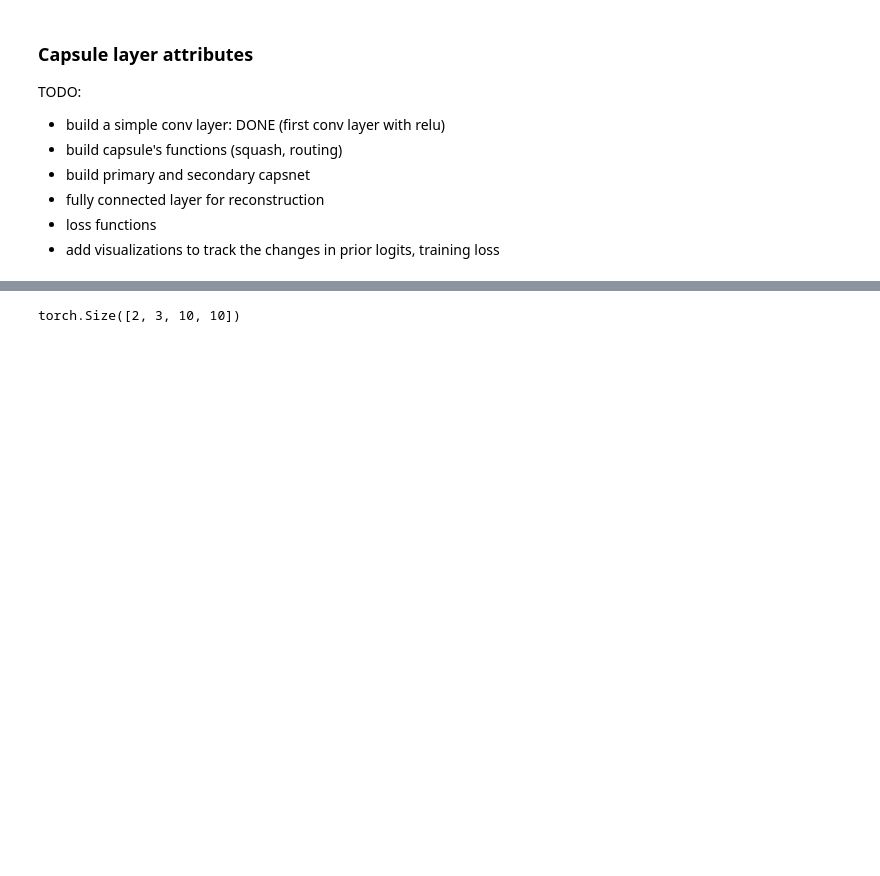
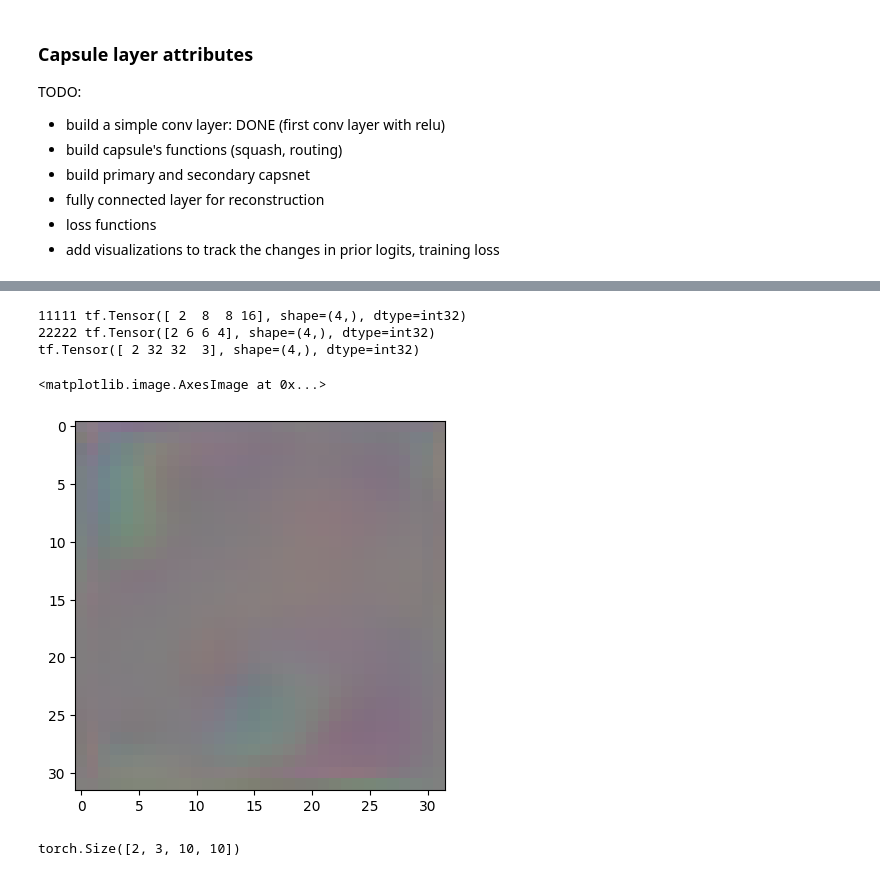
Before and after one commit to isthatm/TrafficSignClassification, a Jupyter notebook: src/DL_traffic_sign.ipynb, the cells around one changed output, grey strips where cells are left out. Saved outputs shown, nothing was run; the diff lists cells and outputs as text; code cells hidden in the pictures; blank space fills up the shorter version.

```diff
--- a/src/DL_traffic_sign.ipynb
+++ b/src/DL_traffic_sign.ipynb
@@ -646,3 +665,36 @@ torch.Size([2, 4, 6, 6])
+# %%
+import tensorflow as tf
+
+batch_size = 2
+
+capsule_vector = tf.ones(shape=[2, 43, 16, 1])
+capsule_vector = tf.reshape(capsule_vector, shape=[2, -1])
+fc1 = tf.keras.layers.Dense(400)(capsule_vector)
+fc1 = tf.reshape(fc1, shape=(batch_size, 5, 5, 16))
+upsample1 = tf.image.resize(fc1, [8, 8])
+
+print('11111',tf.shape(upsample1))
+conv1 = tf.keras.layers.Conv2D(4, kernel_size=(3,3), activation=tf.nn.relu)(upsample1)
+print('22222',tf.shape(conv1))
+
+upsample2 = tf.image.resize(conv1, (16, 16))
+conv2 = tf.keras.layers.Conv2D(8, (3,3), padding='same', activation=tf.nn.relu)(upsample2)
+
+upsample3 = tf.image.resize(conv2, (32, 32))
+conv6 = tf.keras.layers.Conv2D(16, (3,3), padding='same', activation=tf.nn.relu)(upsample3)
+
+# 3 channel for RGG
+logits = tf.keras.layers.Conv2D( 3, (3,3), padding='same', activation=None)(conv6)
+decoded = tf.nn.sigmoid(logits, name='decoded')
+print(tf.shape(decoded))
+
+plt.imshow(decoded[0])
+# %% [output]
+11111 tf.Tensor([ 2  8  8 16], shape=(4,), dtype=int32)
+22222 tf.Tensor([2 6 6 4], shape=(4,), dtype=int32)
+tf.Tensor([ 2 32 32  3], shape=(4,), dtype=int32)
+<matplotlib.image.AxesImage at 0x...>
+[figure, added]
 # %%
 input = torch.rand(2,3,5,5)
 m = nn.Upsample(scale_factor=2, mode='nearest')
```
Also changed, not shown: parts of 4 cells of this notebook.
